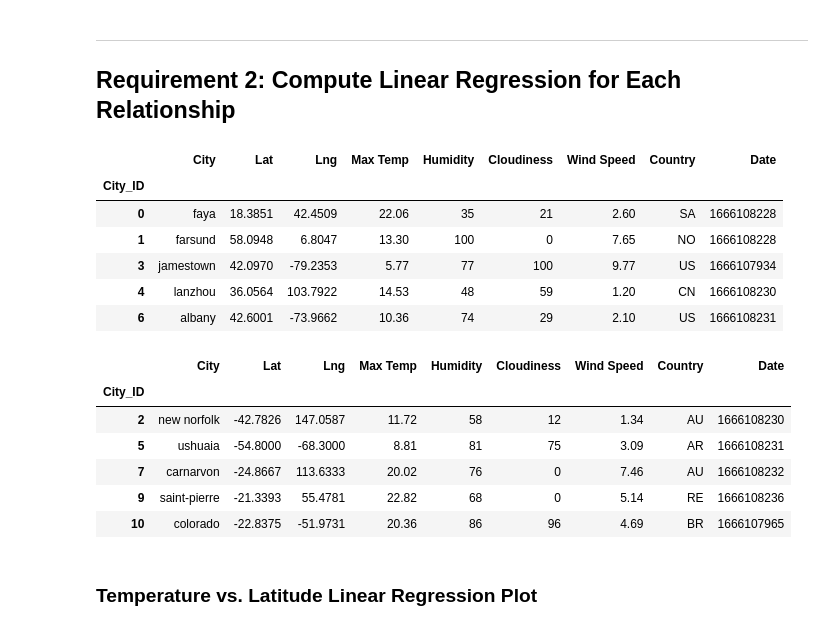
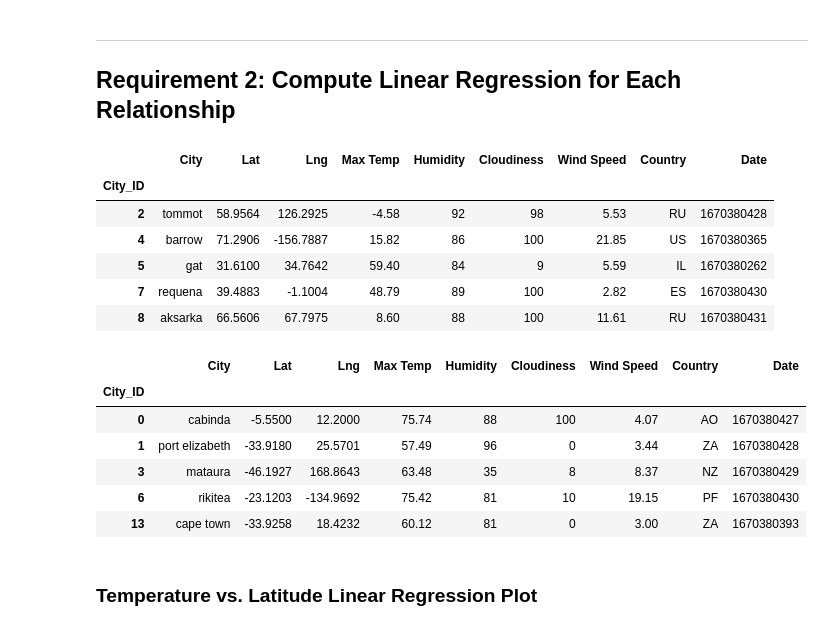
Before and after one commit to oas95/python-api-challenge, a Jupyter notebook: WeatherPy/WeatherPy.ipynb, the cells around one changed output. Saved outputs shown, nothing was run; the diff lists cells and outputs as text; code cells hidden in the pictures.

```diff
--- a/WeatherPy/WeatherPy.ipynb
+++ b/WeatherPy/WeatherPy.ipynb
@@ -286,30 +300,32 @@ def plotLinearRegression(xdara, ydata, xbl, ylbl, lblpos, ifig)
 # %%
 # Create a DataFrame with the Northern Hemisphere data (Latitude >= 0)
-# YOUR CODE HERE
+northern_hemi_df = []
+northern_hemi_df = city_data_df.loc[city_data_df["Lat"]>= 0]
 
 # Display sample data
 northern_hemi_df.head()
 # %% [output]
 |  | City | Lat | Lng | Max Temp | Humidity | Cloudiness | Wind Speed | Country | Date |
 | City_ID |  |  |  |  |  |  |  |  |  |
-| 0 | faya | 18.3851 | 42.4509 | 22.06 | 35 | 21 | 2.60 | SA | 1666108228 |
-| 1 | farsund | 58.0948 | 6.8047 | 13.30 | 100 | 0 | 7.65 | NO | 1666108228 |
-| 3 | jamestown | 42.0970 | -79.2353 | 5.77 | 77 | 100 | 9.77 | US | 1666107934 |
-| 4 | lanzhou | 36.0564 | 103.7922 | 14.53 | 48 | 59 | 1.20 | CN | 1666108230 |
-| 6 | albany | 42.6001 | -73.9662 | 10.36 | 74 | 29 | 2.10 | US | 1666108231 |
+| 2 | tommot | 58.9564 | 126.2925 | -4.58 | 92 | 98 | 5.53 | RU | 1670380428 |
+| 4 | barrow | 71.2906 | -156.7887 | 15.82 | 86 | 100 | 21.85 | US | 1670380365 |
+| 5 | gat | 31.6100 | 34.7642 | 59.40 | 84 | 9 | 5.59 | IL | 1670380262 |
+| 7 | requena | 39.4883 | -1.1004 | 48.79 | 89 | 100 | 2.82 | ES | 1670380430 |
+| 8 | aksarka | 66.5606 | 67.7975 | 8.60 | 88 | 100 | 11.61 | RU | 1670380431 |
 # %%
 # Create a DataFrame with the Southern Hemisphere data (Latitude < 0)
-# YOUR CODE HERE
+southern_hemi_df = []
+southern_hemi_df = city_data_df.loc[city_data_df["Lat"] < 0]
 
 # Display sample data
 southern_hemi_df.head()
 # %% [output]
 |  | City | Lat | Lng | Max Temp | Humidity | Cloudiness | Wind Speed | Country | Date |
 | City_ID |  |  |  |  |  |  |  |  |  |
-| 2 | new norfolk | -42.7826 | 147.0587 | 11.72 | 58 | 12 | 1.34 | AU | 1666108230 |
-| 5 | ushuaia | -54.8000 | -68.3000 | 8.81 | 81 | 75 | 3.09 | AR | 1666108231 |
-| 7 | carnarvon | -24.8667 | 113.6333 | 20.02 | 76 | 0 | 7.46 | AU | 1666108232 |
-| 9 | saint-pierre | -21.3393 | 55.4781 | 22.82 | 68 | 0 | 5.14 | RE | 1666108236 |
-| 10 | colorado | -22.8375 | -51.9731 | 20.36 | 86 | 96 | 4.69 | BR | 1666107965 |
+| 0 | cabinda | -5.5500 | 12.2000 | 75.74 | 88 | 100 | 4.07 | AO | 1670380427 |
+| 1 | port elizabeth | -33.9180 | 25.5701 | 57.49 | 96 | 0 | 3.44 | ZA | 1670380428 |
+| 3 | mataura | -46.1927 | 168.8643 | 63.48 | 35 | 8 | 8.37 | NZ | 1670380429 |
+| 6 | rikitea | -23.1203 | -134.9692 | 75.42 | 81 | 10 | 19.15 | PF | 1670380430 |
+| 13 | cape town | -33.9258 | 18.4232 | 60.12 | 81 | 0 | 3.00 | ZA | 1670380393 |
 # %% [markdown]
 ###  Temperature vs. Latitude Linear Regression Plot
```
Also changed, not shown: parts of 27 cells of this notebook, 7 other files.
